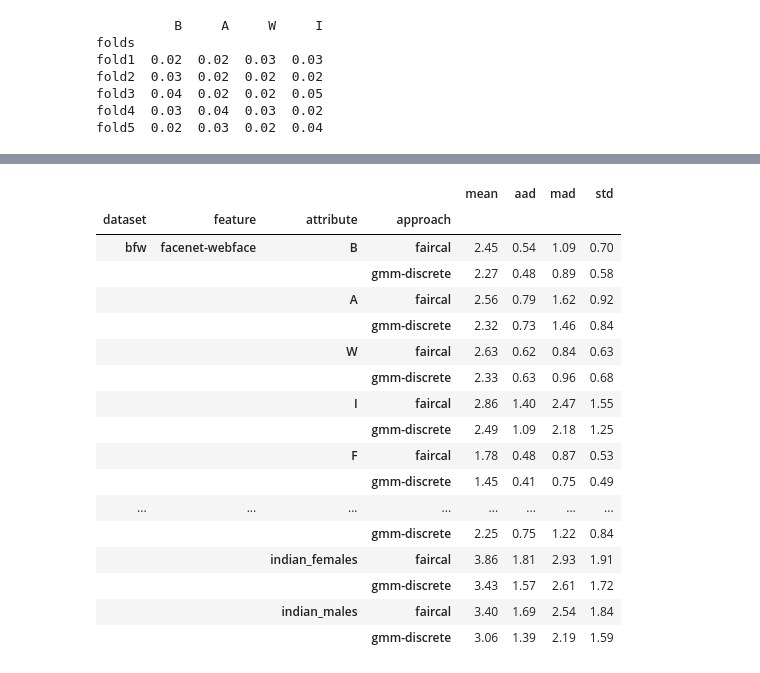
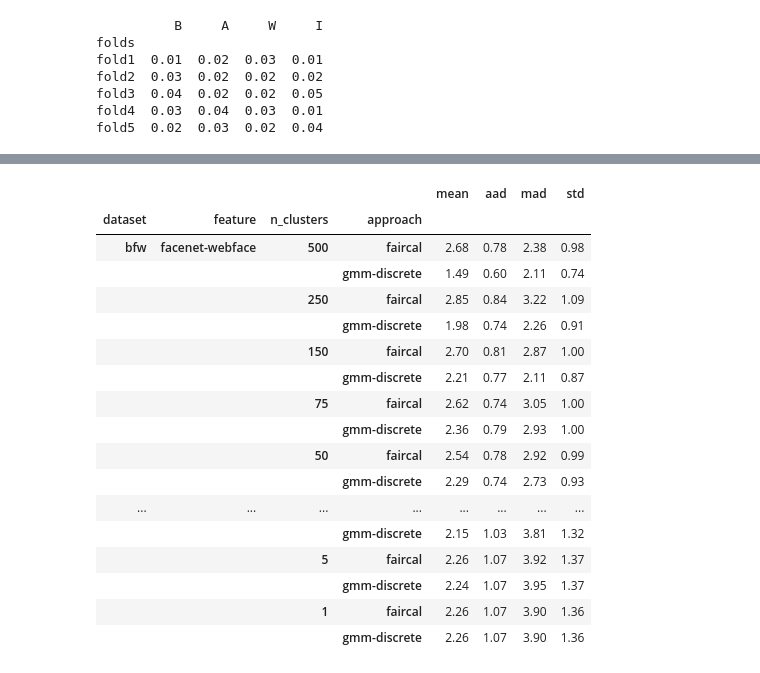
Before and after one commit to margajdon/reproduction-FAIRCAL, a Jupyter notebook: notebooks/GMM Analysis.ipynb, the cells around one changed output, grey strips where cells are left out. Cells and saved outputs as stored; diff of their text form; code cells hidden in the pictures.

Commit message:
More GMM analysis (+cluster shapes)

```diff
--- a/notebooks/GMM Analysis.ipynb
+++ b/notebooks/GMM Analysis.ipynb
@@ -101,15 +101,15 @@ subgroups = {
             'att': ['black_females', 'black_males', 'asian_females', 'asian_males', 'white_females', 'white_males', 'indian_females', 'indian_males']
         }
 att = 'e'
-test = load_measures('bfw','facenet-webface','faircal',subgroups,att,'ece','beta',25,100)
+test = load_measures('bfw','facenet-webface','faircal',subgroups,att,'ks','beta',25,100)
 print(test)
 # %% [output]
           B     A     W     I
 folds
-fold1  0.02  0.02  0.03  0.03
+fold1  0.01  0.02  0.03  0.01
 fold2  0.03  0.02  0.02  0.02
 fold3  0.04  0.02  0.02  0.05
-fold4  0.03  0.04  0.03  0.02
+fold4  0.03  0.04  0.03  0.01
 fold5  0.02  0.03  0.02  0.04
 # %%
 def get_sensitive_attributes_subgroups(dataset):
@@ -125,7 +125,7 @@ def get_sensitive_attributes_subgroups(dataset):
         }
     return sensitive_attributes, subgroups
 # %%
-ks = np.array([5,10,15,20,25,50,75,100])
+n_clusters = [500, 250, 150, 75, 50, 25, 15, 10, 5, 1]
 folds = [1,2,3,4,5]
 data = pd.DataFrame()
 
@@ -139,7 +139,10 @@ indices = {
 #     },
     'bfw' : {
         'facenet-webface': ['B', 'A', 'W', 'I', 'F','M',
+            'black_females', 'black_males', 'asian_females', 'asian_males', 'white_females', 'white_males', 'indian_females', 'indian_males'],
+        'arcface': ['B', 'A', 'W', 'I', 'F','M',
             'black_females', 'black_males', 'asian_females', 'asian_males', 'white_females', 'white_males', 'indian_females', 'indian_males']
+
         }
     }
 
@@ -148,11 +151,11 @@ approaches = ['faircal', 'gmm-discrete']
 tuples = []
 for dataset in indices:
     for feature, sens in indices[dataset].items():
-        for att in sens:
+        for n_cluster in n_clusters:
             for approach in approaches:
-                tuples.append((dataset, feature, att, approach))
+                tuples.append((dataset, feature, n_cluster, approach))
 
-index = pd.MultiIndex.from_tuples(tuples, names=['dataset', 'feature', 'attribute', 'approach'])
+index = pd.MultiIndex.from_tuples(tuples, names=['dataset', 'feature', 'n_clusters', 'approach'])
 
 data = pd.DataFrame(index=index)
 for metric in ['mean', 'aad', 'mad', 'std']:
@@ -163,16 +166,26 @@ for dataset in indices:
     for feature in indices[dataset]:
         for approach in approaches:
             sensitive_attributes, subgroups = get_sensitive_attributes_subgroups(dataset)
-            for att in sensitive_attributes:
+            for n_cluster in n_clusters:
                 nbins = 25 if dataset == 'bfw' else 10
-                data_work = load_measures(dataset, feature, approach, subgroups, att, 'ks', 'beta', nbins=nbins, n_clusters=100)
+                data_work = load_measures(dataset, feature, approach, subgroups, att, measure, 'beta', nbins=nbins, n_clusters=n_cluster)
                 data_work = data_work * 100
+
+                all_subgroups = []
                 for subgroup in data_work.columns:
-                    group_mean = data_work[subgroup].mean()
-                    data.loc[dataset, feature, subgroup, approach]['mean'] = group_mean
-                    data.loc[dataset, feature, subgroup, approach]['aad'] = np.abs(data_work[subgroup] - group_mean).mean()
-                    data.loc[dataset, feature, subgroup, approach]['mad'] = np.abs(data_work[subgroup] - group_mean).max()
-                    data.loc[dataset, feature, subgroup, approach]['std'] = np.std(data_work[subgroup])
+                    all_subgroups.append(data_work[subgroup].tolist())
+
+                all_subgroups = np.hstack(all_subgroups)
+                group_mean = all_subgroups.mean()
+
+#                 plt.hist(all_subgroups, bins=20)
+                print([dataset, feature, approach, str(n_cluster)])
+#                 plt.show()
+
+                data.loc[dataset, feature, n_cluster, approach]['mean'] = group_mean
+                data.loc[dataset, feature, n_cluster, approach]['aad'] = np.abs(all_subgroups - group_mean).mean()
+                data.loc[dataset, feature, n_cluster, approach]['mad'] = np.abs(all_subgroups - group_mean).max()
+                data.loc[dataset, feature, n_cluster, approach]['std'] = np.std(all_subgroups)
 
 HTML(data.to_html())
 # %% [output]
@@ -179,18 +209,18 @@ HTML(data.to_html())
 |  |  |  |  | mean | aad | mad | std |
-| dataset | feature | attribute | approach |  |  |  |  |
-| bfw | facenet-webface | B | faircal | 2.45 | 0.54 | 1.09 | 0.70 |
-|  |  |  | gmm-discrete | 2.27 | 0.48 | 0.89 | 0.58 |
-|  |  | A | faircal | 2.56 | 0.79 | 1.62 | 0.92 |
-|  |  |  | gmm-discrete | 2.32 | 0.73 | 1.46 | 0.84 |
-|  |  | W | faircal | 2.63 | 0.62 | 0.84 | 0.63 |
-|  |  |  | gmm-discrete | 2.33 | 0.63 | 0.96 | 0.68 |
-|  |  | I | faircal | 2.86 | 1.40 | 2.47 | 1.55 |
-|  |  |  | gmm-discrete | 2.49 | 1.09 | 2.18 | 1.25 |
-|  |  | F | faircal | 1.78 | 0.48 | 0.87 | 0.53 |
-|  |  |  | gmm-discrete | 1.45 | 0.41 | 0.75 | 0.49 |
+| dataset | feature | n_clusters | approach |  |  |  |  |
+| bfw | facenet-webface | 500 | faircal | 2.68 | 0.78 | 2.38 | 0.98 |
+|  |  |  | gmm-discrete | 1.49 | 0.60 | 2.11 | 0.74 |
+|  |  | 250 | faircal | 2.85 | 0.84 | 3.22 | 1.09 |
+|  |  |  | gmm-discrete | 1.98 | 0.74 | 2.26 | 0.91 |
+|  |  | 150 | faircal | 2.70 | 0.81 | 2.87 | 1.00 |
+|  |  |  | gmm-discrete | 2.21 | 0.77 | 2.11 | 0.87 |
+|  |  | 75 | faircal | 2.62 | 0.74 | 3.05 | 1.00 |
+|  |  |  | gmm-discrete | 2.36 | 0.79 | 2.93 | 1.00 |
+|  |  | 50 | faircal | 2.54 | 0.78 | 2.92 | 0.99 |
+|  |  |  | gmm-discrete | 2.29 | 0.74 | 2.73 | 0.93 |
 | ... | ... | ... | ... | ... | ... | ... | ... |
-|  |  |  | gmm-discrete | 2.25 | 0.75 | 1.22 | 0.84 |
-|  |  | indian_females | faircal | 3.86 | 1.81 | 2.93 | 1.91 |
-|  |  |  | gmm-discrete | 3.43 | 1.57 | 2.61 | 1.72 |
-|  |  | indian_males | faircal | 3.40 | 1.69 | 2.54 | 1.84 |
-|  |  |  | gmm-discrete | 3.06 | 1.39 | 2.19 | 1.59 |
+|  |  |  | gmm-discrete | 2.15 | 1.03 | 3.81 | 1.32 |
+|  |  | 5 | faircal | 2.26 | 1.07 | 3.92 | 1.37 |
+|  |  |  | gmm-discrete | 2.24 | 1.07 | 3.95 | 1.37 |
+|  |  | 1 | faircal | 2.26 | 1.07 | 3.90 | 1.36 |
+|  |  |  | gmm-discrete | 2.26 | 1.07 | 3.90 | 1.36 |
```
Also changed, not shown: parts of 19 cells of this notebook, 3 other files.
